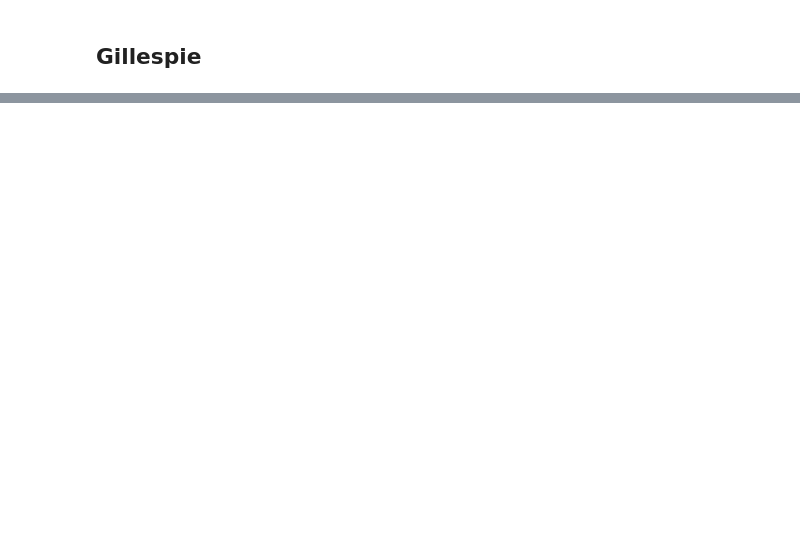
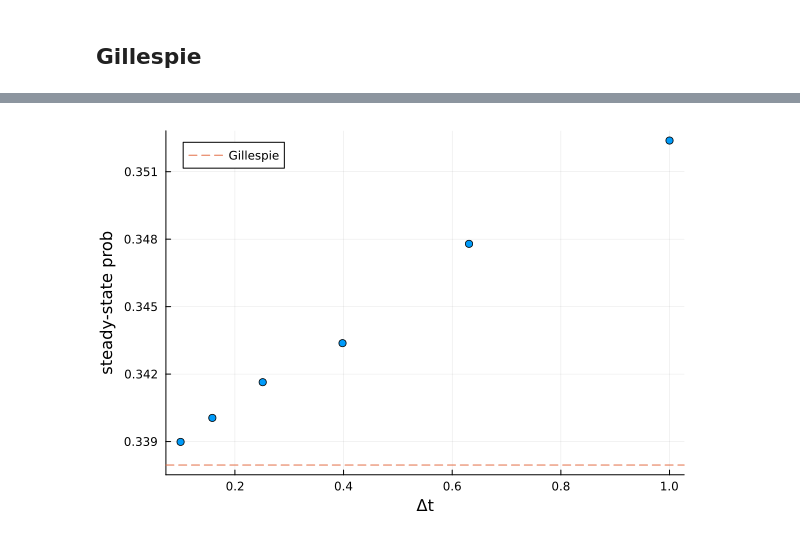
Before and after one commit to stecrotti/EternalDynamicCavity, a Jupyter notebook: aux/sis_montecarlo.ipynb, the cells around one changed output, grey strips where cells are left out. Cells and saved outputs as stored; diff of their text form; code cells hidden in the pictures; blank space fills up the shorter version.

```diff
--- a/aux/sis_montecarlo.ipynb
+++ b/aux/sis_montecarlo.ipynb
@@ -53,0 +93,6 @@ p_ss_cont = mean(m_gill[end-100:end])
+# %%
+ps_ss = [mean(p[end-floor(Int, 50/Δt):end]) for (p,Δt) in zip(ps,Δts)]
+scatter(Δts, ps_ss, xlabel="Δt", ylabel="steady-state prob", label="")
+hline!([p_ss_cont], ls=:dash, label="Gillespie")
+# %% [output]
+[figure, added]
```
Also changed, not shown: parts of 18 cells of this notebook, 3 other files.
